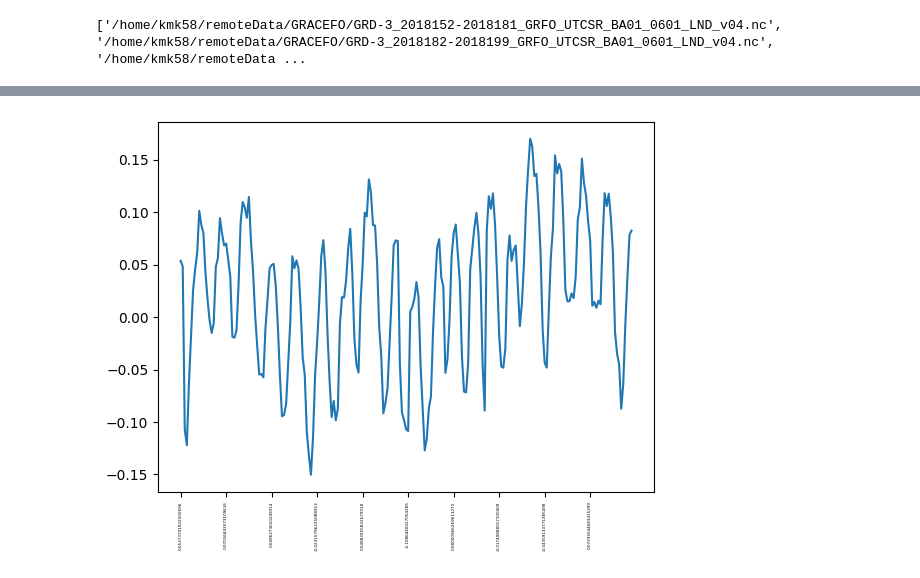
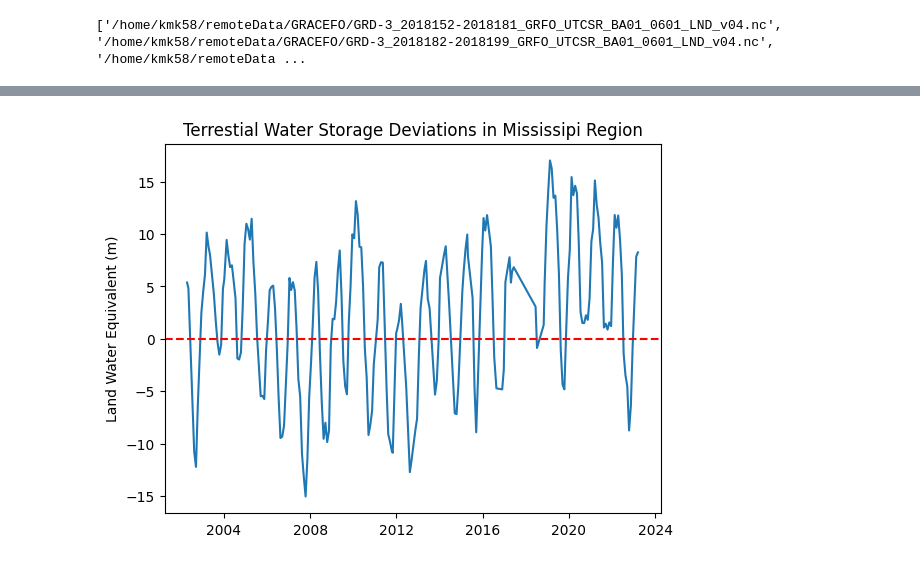
Before and after one commit to uwescience/DSSG2023-Groundwater, a Jupyter notebook: Snippets/kimberlykreiss/time_series.ipynb, the cells around one changed output, grey strips where cells are left out. Saved outputs shown, nothing was run; the diff lists cells and outputs as text; code cells hidden in the pictures.

Commit message:
final code and chart for TWS over time period

```diff
--- a/Snippets/kimberlykreiss/time_series.ipynb
+++ b/Snippets/kimberlykreiss/time_series.ipynb
@@ -25,9 +25,9 @@ dict_grace = {}
 for filename in list(reversed(GRACE_FO_files)) + GRACE_files:
     df1 = xr.open_dataset(filename)
     df1_subset = df1.sel(lat=slice(30,40), lon=slice(270,280))
-    mean_lwe = df1_subset['lwe_thickness'].values.mean()
+    mean_lwe = df1_subset['lwe_thickness'].values.mean()*100 #IN CENTIMETERS
     date = df1_subset['time'].values[0]
-    date = pd.to_datetime(str(date)).strftime('%Y.%m.%d')
+    #date = pd.to_datetime(str(date)).strftime('%Y.%m.%d')
     dict_grace[date] = mean_lwe
     print(dict_grace)
 # %% [output]
@@ -51,14 +51,17 @@ for filename in list(reversed(GRACE_FO_files)) + GRACE_files:
 # %%
 lists = sorted(dict_grace.items())
 
 x, y = zip(*lists)
 plt.plot(x,y)
-plt.xticks(x, [str(i) for i in y], rotation=90)
-plt.tick_params(axis='x', which='major', labelsize=3)
+#plt.xticks(x, [str(i) for i in y], rotation=90)
+#plt.tick_params(axis='x', which='major', labelsize=3)
 plt.locator_params(axis='x', nbins=10)
+plt.title("Terrestial Water Storage Deviations in Mississipi Region")
+plt.axhline(y=0, color='r', linestyle='--')
+plt.ylabel("Land Water Equivalent (m)")
 plt.show()
 
 #df = pd.DataFrame.from_dict(dict_grace, orient='index')
 #df
 # %% [output]
-[figure, old version]
+[figure, new version]
```
Also changed, not shown: parts of 1 cell of this notebook.
